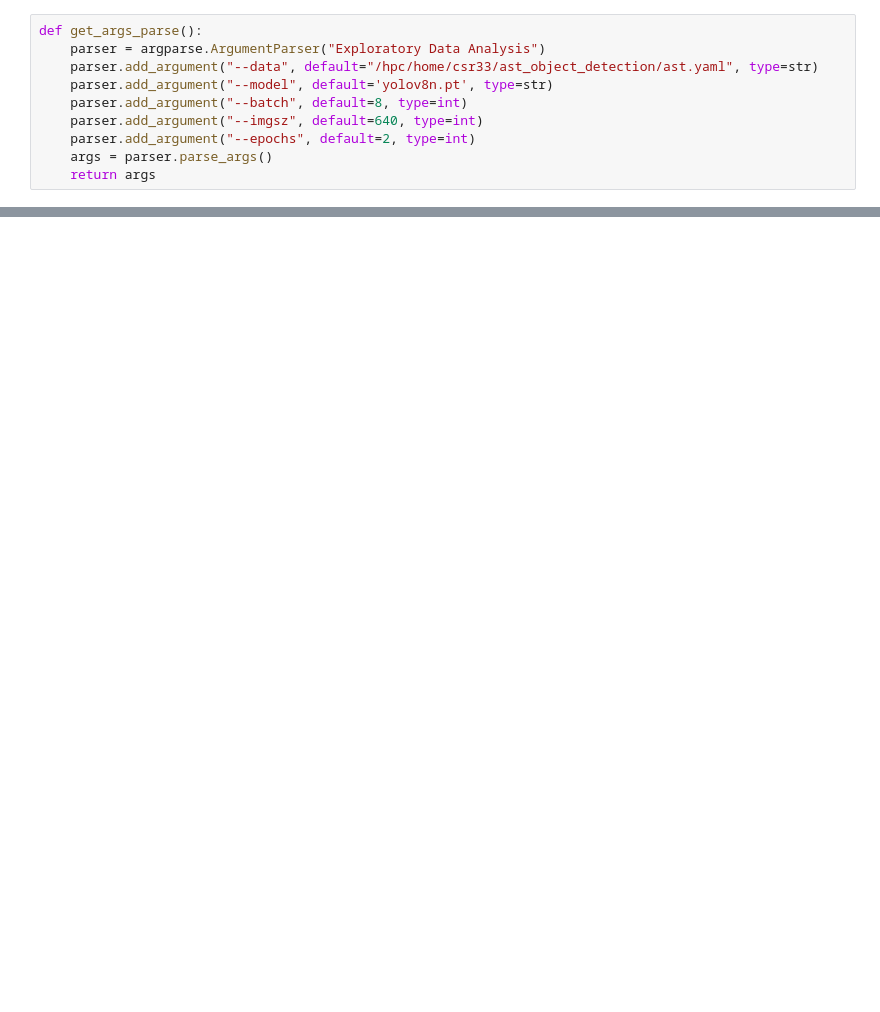
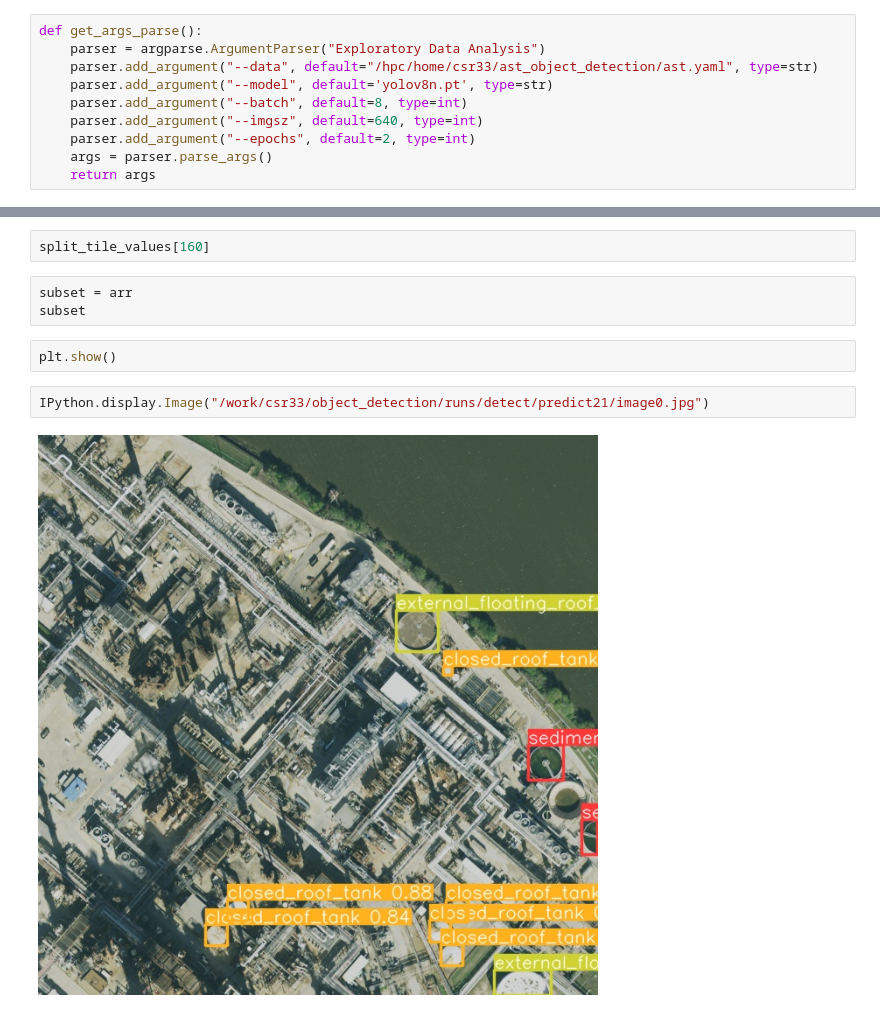
Before and after one commit to celinerobi/ast_object_detection_public, a Jupyter notebook: yolov8t_train.ipynb, the cells around one changed output, grey strips where cells are left out. Drawn from its saved outputs; the diff is of its cells as text; blank space fills up the shorter version.

```diff
--- a/yolov8t_train.ipynb
+++ b/yolov8t_train.ipynb
@@ -116,0 +169,11 @@ results = model.val()  # evaluate model performance on the validation set
+# %%
+split_tile_values[160]
+# %%
+subset = arr
+subset
+# %%
+plt.show()
+# %%
+IPython.display.Image("/work/csr33/object_detection/runs/detect/predict21/image0.jpg")
+# %% [output]
+[figure, added]
```
Also changed, not shown: parts of 31 cells of this notebook, 15 other files.
